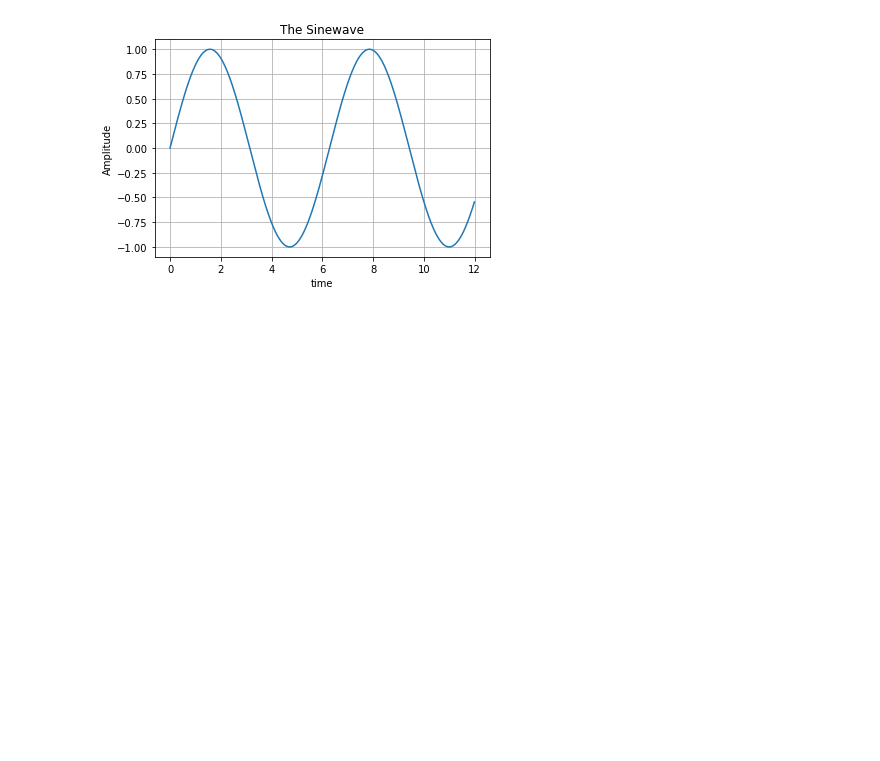
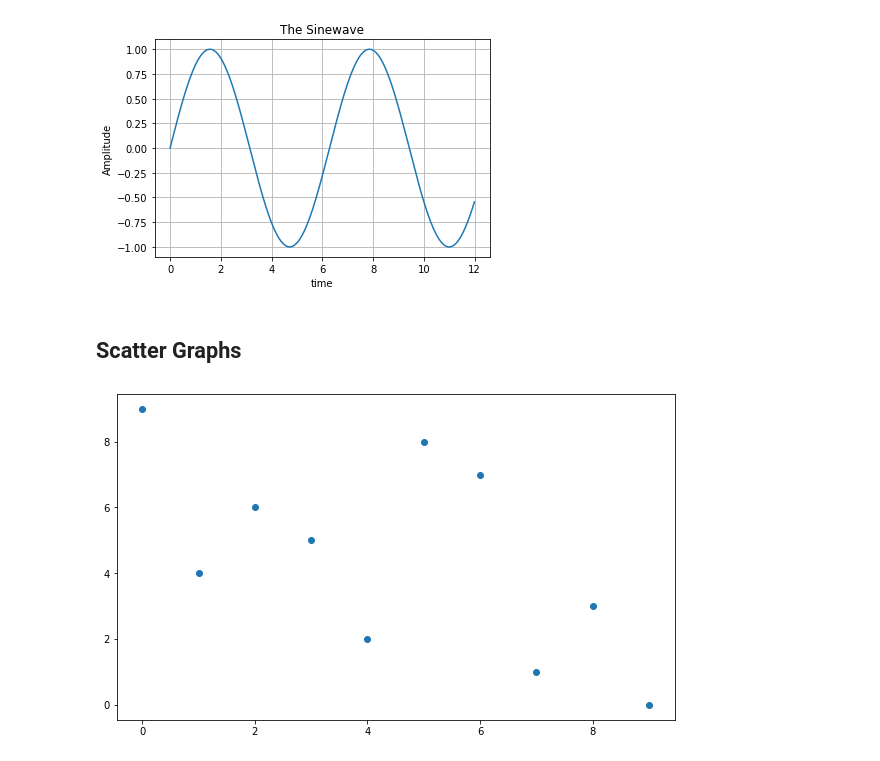
Before and after one commit to Alex4386-vault/artificial-intelligence-for-dummies, a Jupyter notebook: 05.matplotlib/matplotlib.ipynb, the cells around one changed output. Drawn from its saved outputs; the diff is of its cells as text; code cells hidden in the pictures; blank space fills up the shorter version.

```diff
--- a/05.matplotlib/matplotlib.ipynb
+++ b/05.matplotlib/matplotlib.ipynb
@@ -63,3 +63,14 @@ plt.title("The Sinewave")
 plt.show()
 # %% [output]
 [figure]
+# %% [markdown]
+## Scatter Graphs
+# %%
+t = np.array([0,1,2,3,4,5,6,7,8,9])
+y = np.array([9,4,6,5,2,8,7,1,3,0])
+
+plt.figure(figsize=(10,6))
+plt.scatter(t,y)
+plt.show()
+# %% [output]
+[figure, added]
```
Also changed, not shown: 3 other files.
